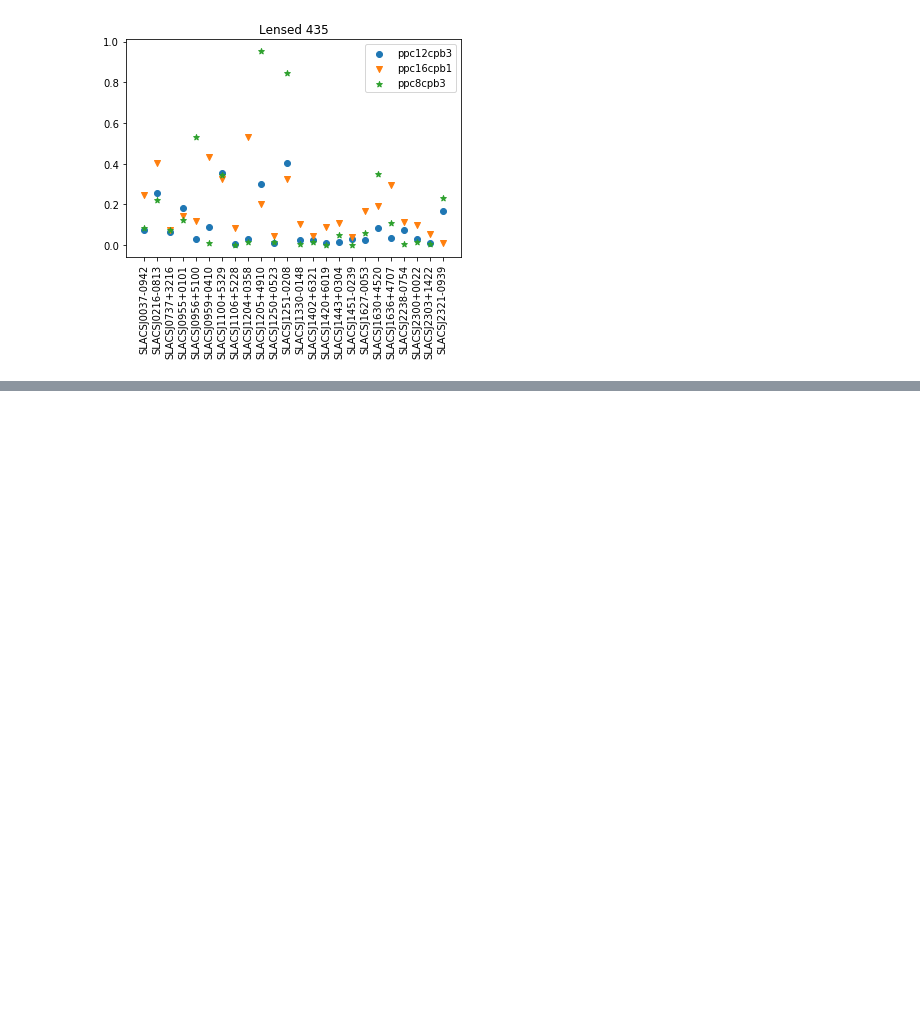
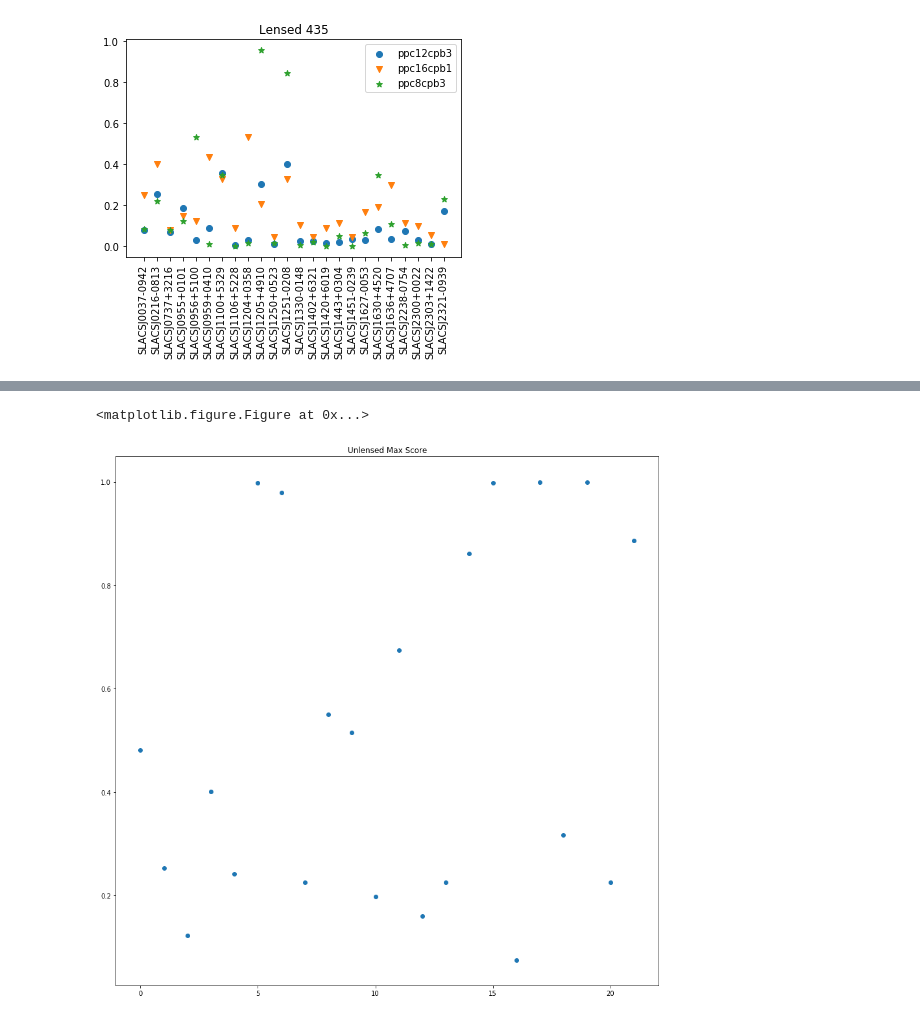
Before and after one commit to cavestruz/ALL_obs, a Jupyter notebook: ScoresAndHOG.ipynb, the cells around one changed output, grey strips where cells are left out. Cells and saved outputs as stored; diff of their text form; code cells hidden in the pictures; blank space fills up the shorter version.

```diff
--- a/ScoresAndHOG.ipynb
+++ b/ScoresAndHOG.ipynb
@@ -125,3 +127,7 @@ plt.legend(loc='upper right')
 plt.show()
 # %% [output]
 [figure]
+# %%
+ppc12cpb3_unlensed_814 = filescores['ppc12cpb3'].loc[filescores['ppc12cpb3']['band'] == '814'].loc[filescores['ppc12cpb3']['label']==0]
+ppc16cpb1_unlensed_814 = filescores['ppc16cpb1'].loc[filescores['ppc16cpb1']['band'] == '814'].loc[filescores['ppc16cpb1']['label']==0]
+ppc8cpb3_unlensed_814 = filescores['ppc8cpb3'].loc[filescores['ppc8cpb3']['band'] == '814'].loc[filescores['ppc8cpb3']['label']==0]
@@ -127,0 +163,9 @@ plt.show()
+# %%
+plt.clf()
+plt.figure(figsize=(15,15))
+plt.scatter(range(len(max_score_unlensed['max_score'])),max_score_unlensed['max_score'], marker='o')
+plt.title('Unlensed Max Score')
+plt.show()
+# %% [output]
+<matplotlib.figure.Figure at 0x...>
+[figure, added]
```
Also changed, not shown: parts of 4 cells of this notebook.
